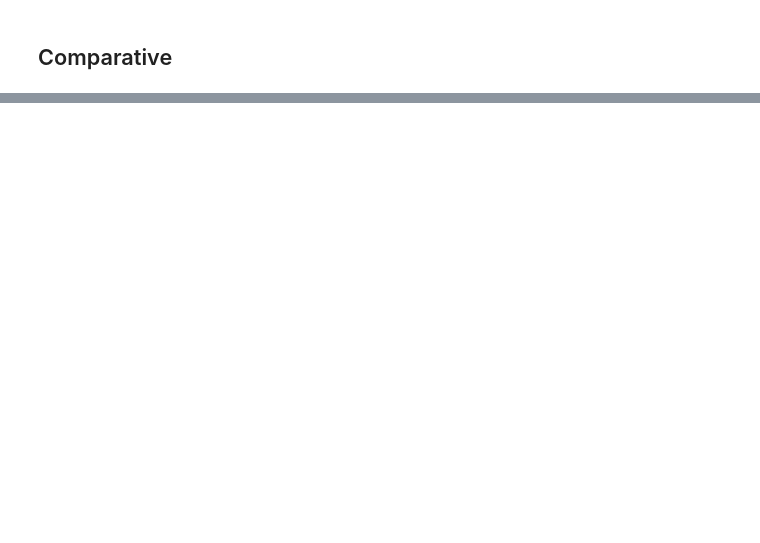
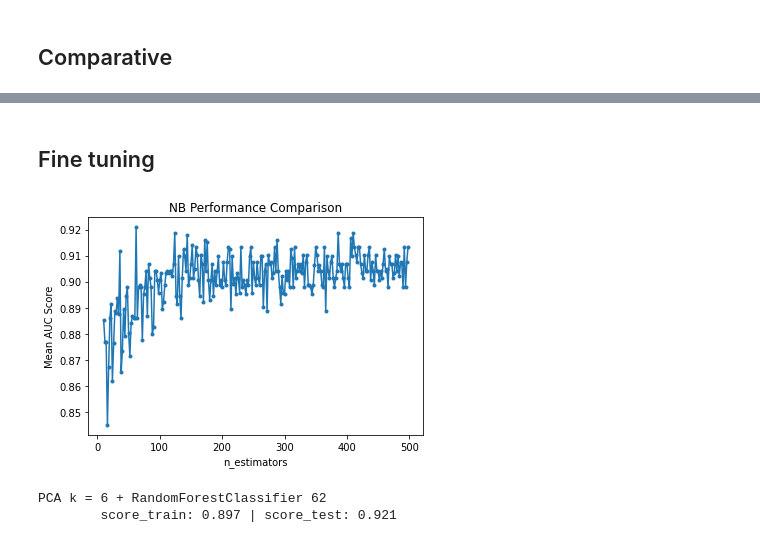
Before and after one commit to miguel-kjh/Heart-Failure-Prediction, a Jupyter notebook: kernel.ipynb, the cells around one changed output, grey strips where cells are left out. Drawn from its saved outputs; the diff is of its cells as text; code cells hidden in the pictures; blank space fills up the shorter version.

```diff
--- a/kernel.ipynb
+++ b/kernel.ipynb
@@ -185,7 +215,7 @@ class Model:
 
   def train(self, X_train: np.array, y_train: np.array, cv: int = 5) -> float:
     result = cross_validate(
-        pipe,
+        self._pipeline,
         X_train,
         y_train,
         cv = cv,
@@ -366,0 +456,30 @@ ValueError: Pipeline should be a binary classifier
+# %% [markdown]
+## Fine tuning
+# %%
+ds = DATASETS[2]
+X_train, X_test, y_train, y_test = ds.split()
+rf_list = ModelsCollection()
+tunnig  = np.arange(10,500,2)
+for trees in tunnig:
+    model = Model(Pipeline(
+        steps=[
+            ('PCA k = %i' %k2, PCA(n_components = k2)),
+            ("RandomForestClassifier %i" % trees, RandomForestClassifier(n_estimators = trees))
+        ]
+    ))
+    model.train(X_train, y_train)
+    model.evaluate(X_test, y_test)
+    rf_list.add(model.getMeasure())
+
+maximun = max(rf_list.collection, key = lambda x: x['AUC_test'])
+
+plt.plot(tunnig, [ rf['AUC_test'] for rf in rf_list.collection], marker = '.')
+plt.xlabel('n_estimators')
+plt.ylabel("Mean AUC Score")
+plt.title("NB Performance Comparison")
+plt.show()
+print_measure(maximun)
+# %% [output]
+[figure, added]
+PCA k = 6 + RandomForestClassifier 62
+        score_train: 0.897 | score_test: 0.921
```
Also changed, not shown: parts of 17 cells of this notebook.
